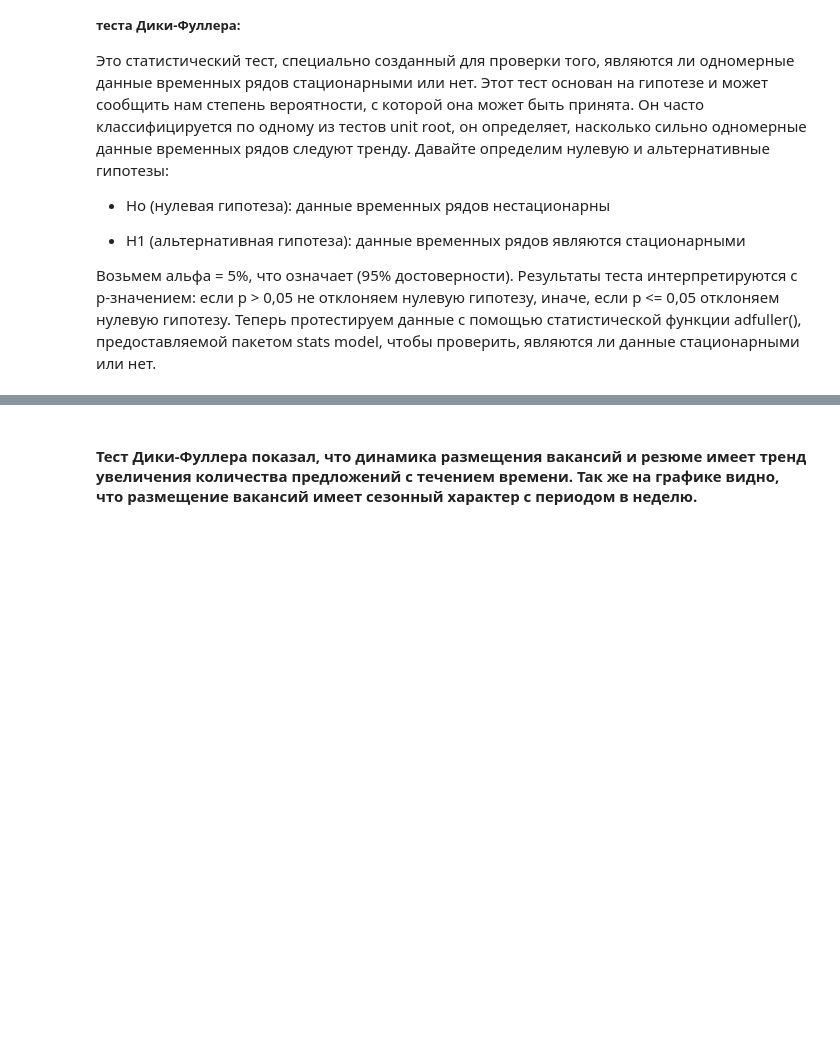
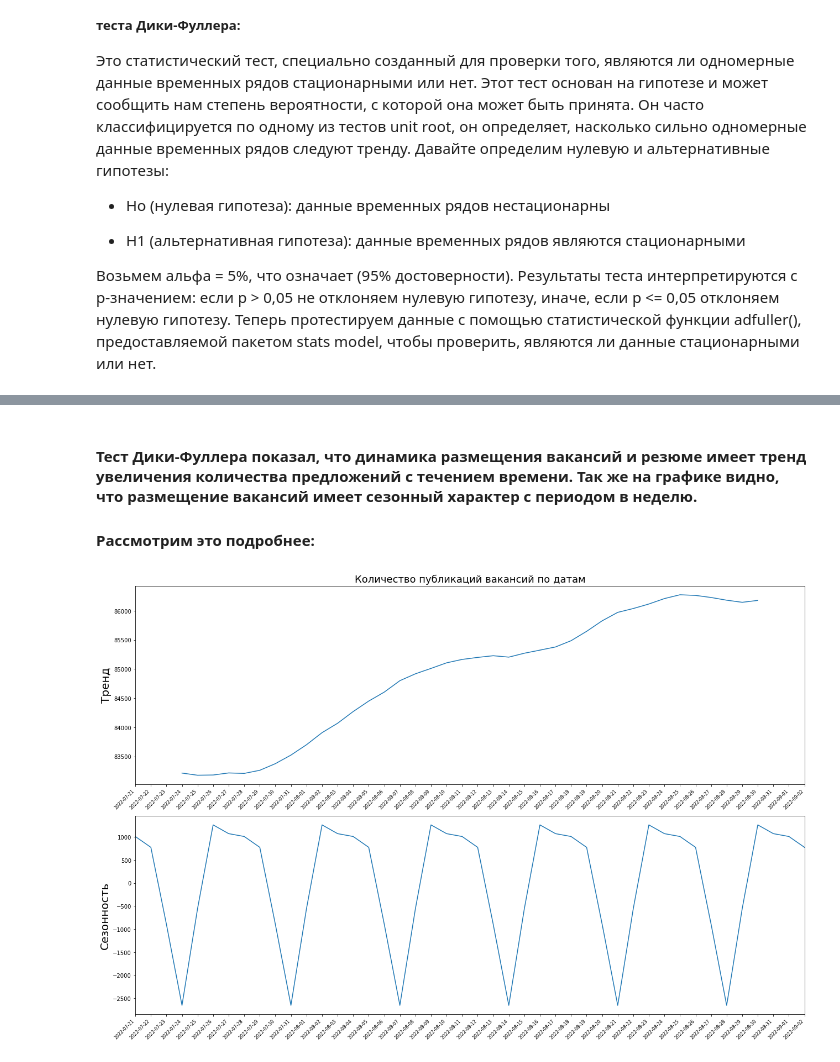
Before and after one commit to saspav/DA-104, a Jupyter notebook: hh_vacancy_resume_stats.ipynb, the cells around one changed output, grey strips where cells are left out. Drawn from its saved outputs; the diff is of its cells as text; code cells hidden in the pictures; blank space fills up the shorter version.

```diff
--- a/hh_vacancy_resume_stats.ipynb
+++ b/hh_vacancy_resume_stats.ipynb
@@ -92,3 +95,24 @@ p-value для резюме: 0.5108934806206347
 Принимаем нулевую гипотезу: временной ряд НЕ стационарен с вероятностью 95%
 # %% [markdown]
 #### Тест Дики-Фуллера показал, что динамика размещения вакансий и резюме имеет тренд увеличения количества предложений с течением времени. Так же на графике видно, что размещение вакансий имеет сезонный характер с периодом в неделю.
+#### Рассмотрим это подробнее:
+# %%
+def show_trend(sdf, kind):
+    params = {0: ('вакансий', 'g'), 1: ('резюме', 'orange')}
+    sdf.set_index('date', inplace=True)
+    sdf.columns = ['counts']
+    #произведем декомпозицию временного ряда
+    decomposition = seasonal_decompose(sdf, period=7)
+    fig = decomposition.plot(observed=False, resid=False)
+    fig.axes[0].set_title(f'Количество публикаций {params[kind][0]} по датам', size=18)
+    fig.set_size_inches((18, 12))
+    labels = ['Тренд', 'Сезонность']
+    for i, ax in enumerate(fig.axes):
+        ax.set_ylabel(labels[i], fontsize=20)
+        plt.setp(ax.get_xticklabels(), rotation=45, ha="right", fontsize=8)
+    fig.tight_layout()
+    plt.show()
+# %%
+show_trend(df[df.id == 1][['date', 'vacancy_counts']], 0)
+# %% [output]
+[figure, added]
```
Also changed, not shown: parts of 5 cells of this notebook.
